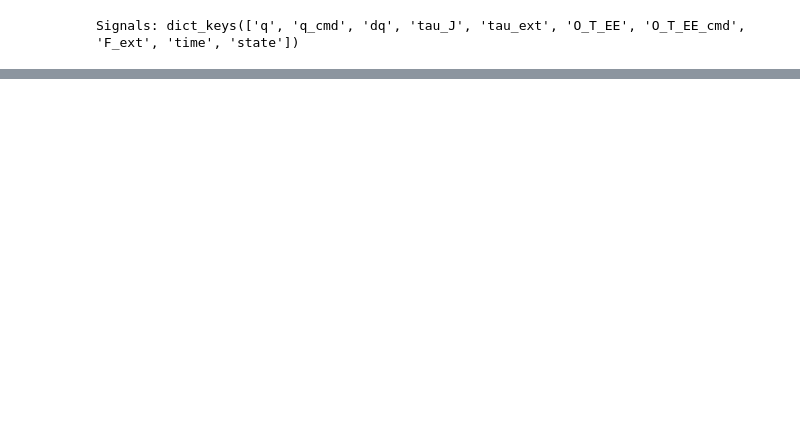
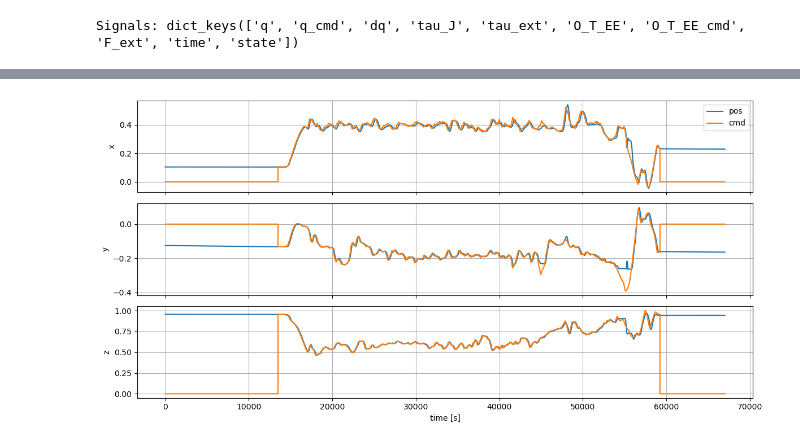
Before and after one commit to AlexanderWegenerRobotics/teleop-simulator, a Jupyter notebook: analysis/notebooks/read_logging.ipynb, the cells around one changed output, grey strips where cells are left out. Cells and saved outputs as stored; diff of their text form; code cells hidden in the pictures; blank space fills up the shorter version.

```diff
--- a/analysis/notebooks/read_logging.ipynb
+++ b/analysis/notebooks/read_logging.ipynb
@@ -86,0 +87,20 @@ plt.show()
+# %%
+fig, axs = plt.subplots(3, 1, sharex=True, figsize=(12, 6))
+
+labels = ["x", "y", "z"]
+
+for i in range(3):
+    axs[i].plot(pos[:, i])
+    axs[i].plot(pos_cmd[:, i])
+    axs[i].set_ylabel(labels[i])
+    axs[i].grid(True)
+
+axs[0].legend(["pos", "cmd"])
+axs[-1].set_xlabel("time [s]")
+
+plt.tight_layout()
+plt.show()
+
+plt.show()
+# %% [output]
+[figure, added]
```
Also changed, not shown: parts of 3 cells of this notebook, 18 other files.
